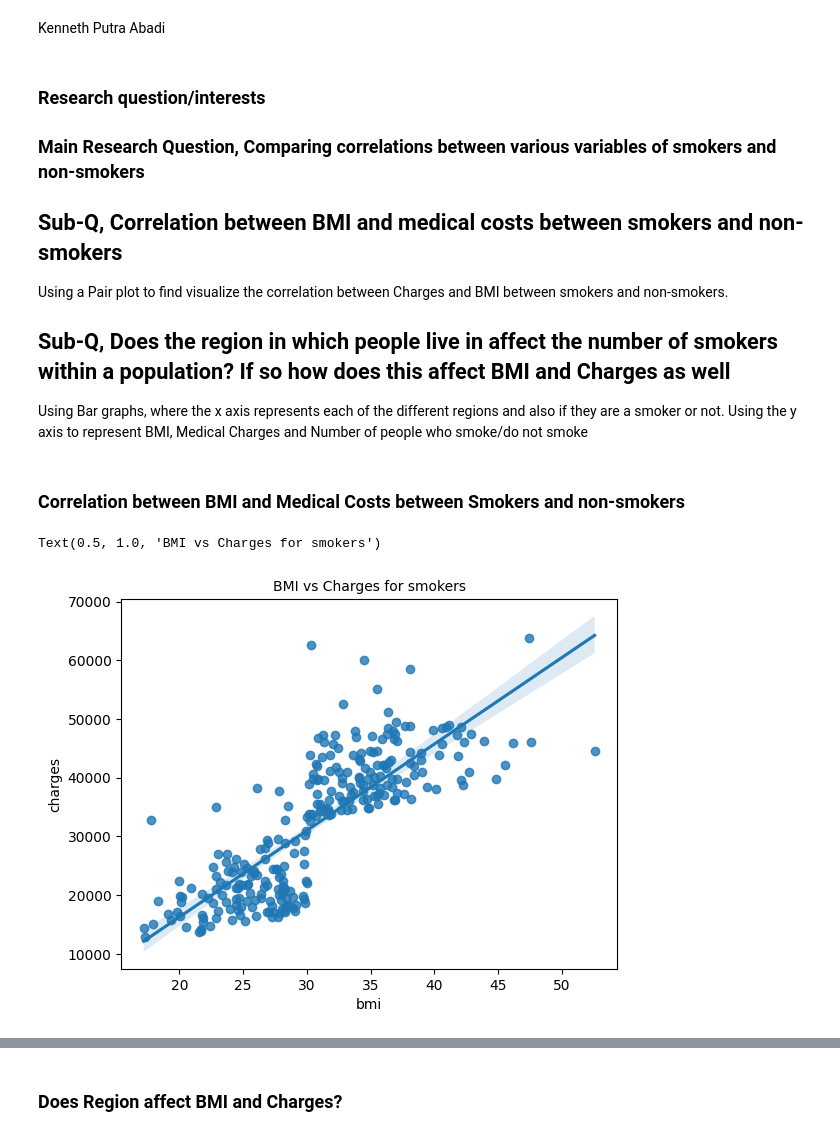
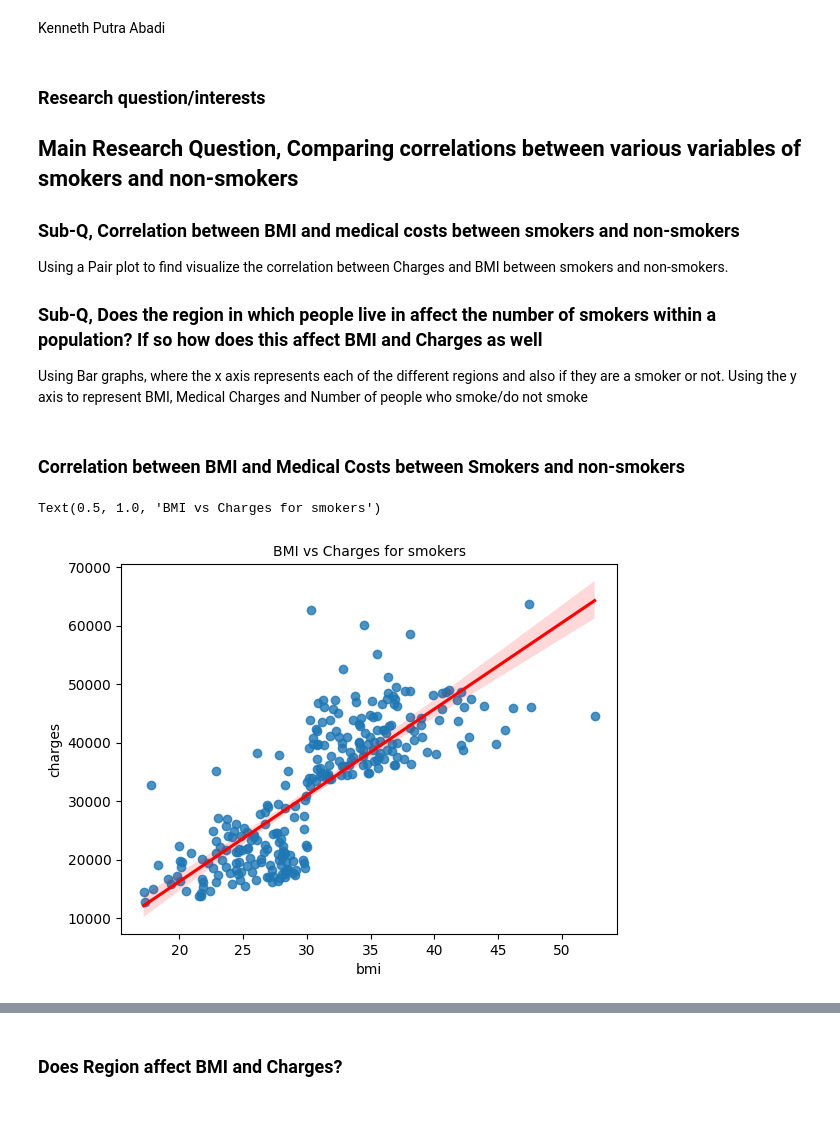
Before and after one commit to ubco-W2022T2-data301/project-group-group08, a Jupyter notebook: analysis/analysis3.ipynb, the cells around one changed output, grey strips where cells are left out. Saved outputs shown, nothing was run; the diff lists cells and outputs as text; code cells hidden in the pictures.

```diff
--- a/analysis/analysis3.ipynb
+++ b/analysis/analysis3.ipynb
@@ -2,10 +2,10 @@
 Kenneth Putra Abadi
 # %% [markdown]
 ### Research question/interests
-### Main Research Question, Comparing correlations between various variables of smokers and non-smokers
-## Sub-Q, Correlation between BMI and medical costs between smokers and non-smokers
+## Main Research Question, Comparing correlations between various variables of smokers and non-smokers
+### Sub-Q, Correlation between BMI and medical costs between smokers and non-smokers
 Using a Pair plot to find visualize the correlation between Charges and BMI between smokers and non-smokers.
-## Sub-Q, Does the region in which people live in affect the number of smokers within a population? If so how does this affect BMI and Charges as well
+### Sub-Q, Does the region in which people live in affect the number of smokers within a population? If so how does this affect BMI and Charges as well
 Using Bar graphs, where the x axis represents each of the different regions and also if they are a smoker or not. Using the y axis to represent BMI, Medical Charges and Number of people who smoke/do not smoke
 # %%
 import pandas as pd
@@ -27,10 +27,10 @@ df2 = project_functions3.load3("../data/raw/medical_expense.csv")
 ### Correlation between BMI and Medical Costs between Smokers and non-smokers
 # %%
 smoke = project_functions3.smoke(df)
-plot1 = sns.regplot(data = smoke,x = 'bmi', y = 'charges')
+plot1 = sns.regplot(data = smoke,x = 'bmi', y = 'charges', line_kws={"color": "red"})
 plot1.set_title("BMI vs Charges for smokers", size = 10)
 # %% [output]
 Text(0.5, 1.0, 'BMI vs Charges for smokers')
-[figure, old version]
+[figure, new version]
 # %%
 nosmoke = project_functions3.nosmoke(df)
```
Also changed, not shown: parts of 4 cells of this notebook, 1 other file.
